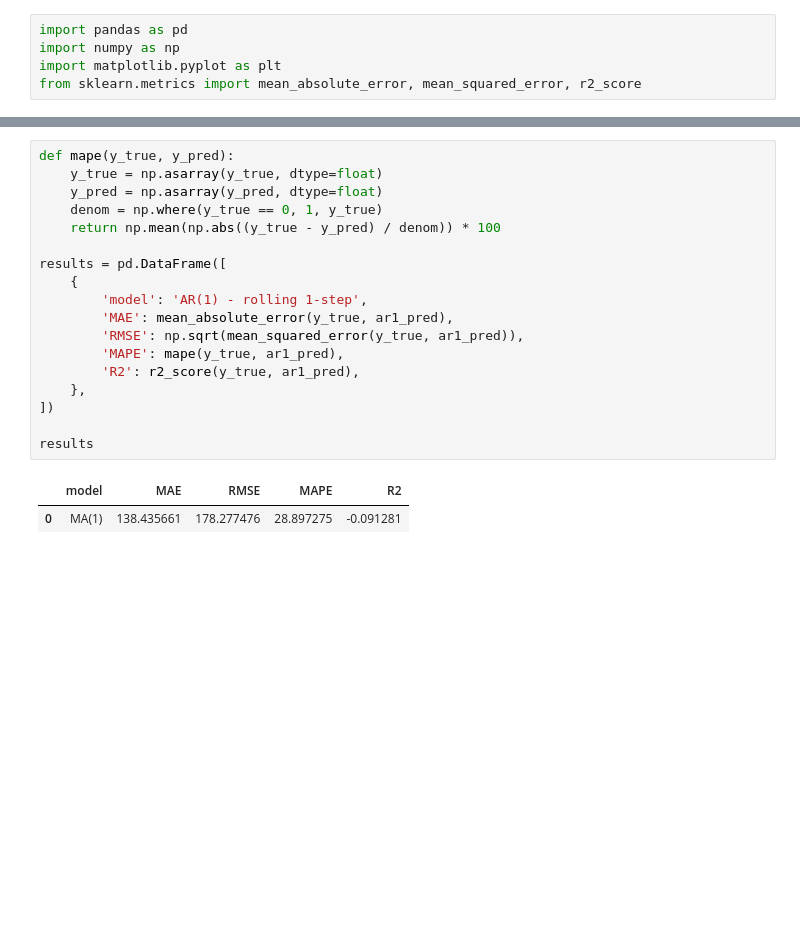
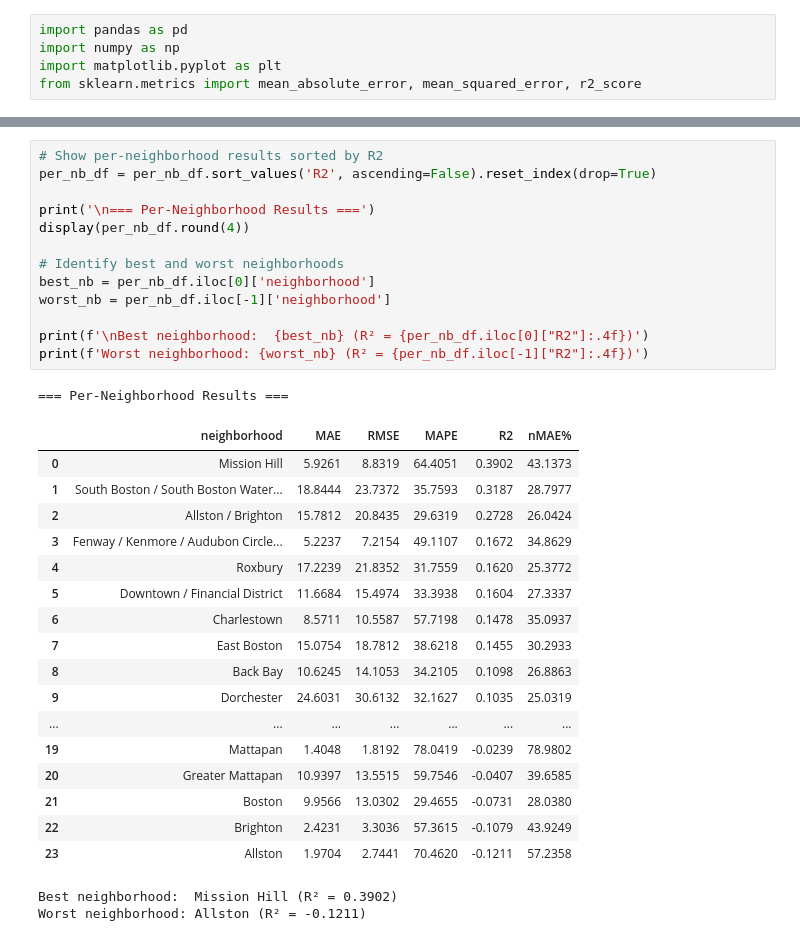
Before and after one commit to thealphacubicle/311-Service-Request-Modelling, a Jupyter notebook: notebooks/03_baseline_time_series.ipynb, the cells around one changed output, grey strips where cells are left out. Saved outputs shown, nothing was run; the diff lists cells and outputs as text; blank space fills up the shorter version.

```diff
--- a/notebooks/03_baseline_time_series.ipynb
+++ b/notebooks/03_baseline_time_series.ipynb
@@ -61,22 +221,35 @@ print('AR(1) avg phi:', round(float(np.mean(phi_values)), 4))
 # %%
-def mape(y_true, y_pred):
-    y_true = np.asarray(y_true, dtype=float)
-    y_pred = np.asarray(y_pred, dtype=float)
-    denom = np.where(y_true == 0, 1, y_true)
-    return np.mean(np.abs((y_true - y_pred) / denom)) * 100
+# Show per-neighborhood results sorted by R2
+per_nb_df = per_nb_df.sort_values('R2', ascending=False).reset_index(drop=True)
 
-results = pd.DataFrame([
-    {
-        'model': 'AR(1) - rolling 1-step',
-        'MAE': mean_absolute_error(y_true, ar1_pred),
-        'RMSE': np.sqrt(mean_squared_error(y_true, ar1_pred)),
-        'MAPE': mape(y_true, ar1_pred),
-        'R2': r2_score(y_true, ar1_pred),
-    },
-])
+print('\n=== Per-Neighborhood Results ===')
+display(per_nb_df.round(4))
 
-results
+# Identify best and worst neighborhoods
+best_nb = per_nb_df.iloc[0]['neighborhood']
+worst_nb = per_nb_df.iloc[-1]['neighborhood']
+
+print(f'\nBest neighborhood:  {best_nb} (R² = {per_nb_df.iloc[0]["R2"]:.4f})')
+print(f'Worst neighborhood: {worst_nb} (R² = {per_nb_df.iloc[-1]["R2"]:.4f})')
 # %% [output]
+=== Per-Neighborhood Results ===
-|  | model | MAE | RMSE | MAPE | R2 |
-| 0 | MA(1) | 138.435661 | 178.277476 | 28.897275 | -0.091281 |
+|  | neighborhood | MAE | RMSE | MAPE | R2 | nMAE% |
+| 0 | Mission Hill | 5.9261 | 8.8319 | 64.4051 | 0.3902 | 43.1373 |
+| 1 | South Boston / South Boston Water... | 18.8444 | 23.7372 | 35.7593 | 0.3187 | 28.7977 |
+| 2 | Allston / Brighton | 15.7812 | 20.8435 | 29.6319 | 0.2728 | 26.0424 |
+| 3 | Fenway / Kenmore / Audubon Circle... | 5.2237 | 7.2154 | 49.1107 | 0.1672 | 34.8629 |
+| 4 | Roxbury | 17.2239 | 21.8352 | 31.7559 | 0.1620 | 25.3772 |
+| 5 | Downtown / Financial District | 11.6684 | 15.4974 | 33.3938 | 0.1604 | 27.3337 |
+| 6 | Charlestown | 8.5711 | 10.5587 | 57.7198 | 0.1478 | 35.0937 |
+| 7 | East Boston | 15.0754 | 18.7812 | 38.6218 | 0.1455 | 30.2933 |
+| 8 | Back Bay | 10.6245 | 14.1053 | 34.2105 | 0.1098 | 26.8863 |
+| 9 | Dorchester | 24.6031 | 30.6132 | 32.1627 | 0.1035 | 25.0319 |
+| ... | ... | ... | ... | ... | ... | ... |
+| 19 | Mattapan | 1.4048 | 1.8192 | 78.0419 | -0.0239 | 78.9802 |
+| 20 | Greater Mattapan | 10.9397 | 13.5515 | 59.7546 | -0.0407 | 39.6585 |
+| 21 | Boston | 9.9566 | 13.0302 | 29.4655 | -0.0731 | 28.0380 |
+| 22 | Brighton | 2.4231 | 3.3036 | 57.3615 | -0.1079 | 43.9249 |
+| 23 | Allston | 1.9704 | 2.7441 | 70.4620 | -0.1211 | 57.2358 |
+Best neighborhood:  Mission Hill (R² = 0.3902)
+Worst neighborhood: Allston (R² = -0.1211)
 # %%
```
Also changed, not shown: parts of 4 cells of this notebook, 1 other file.
